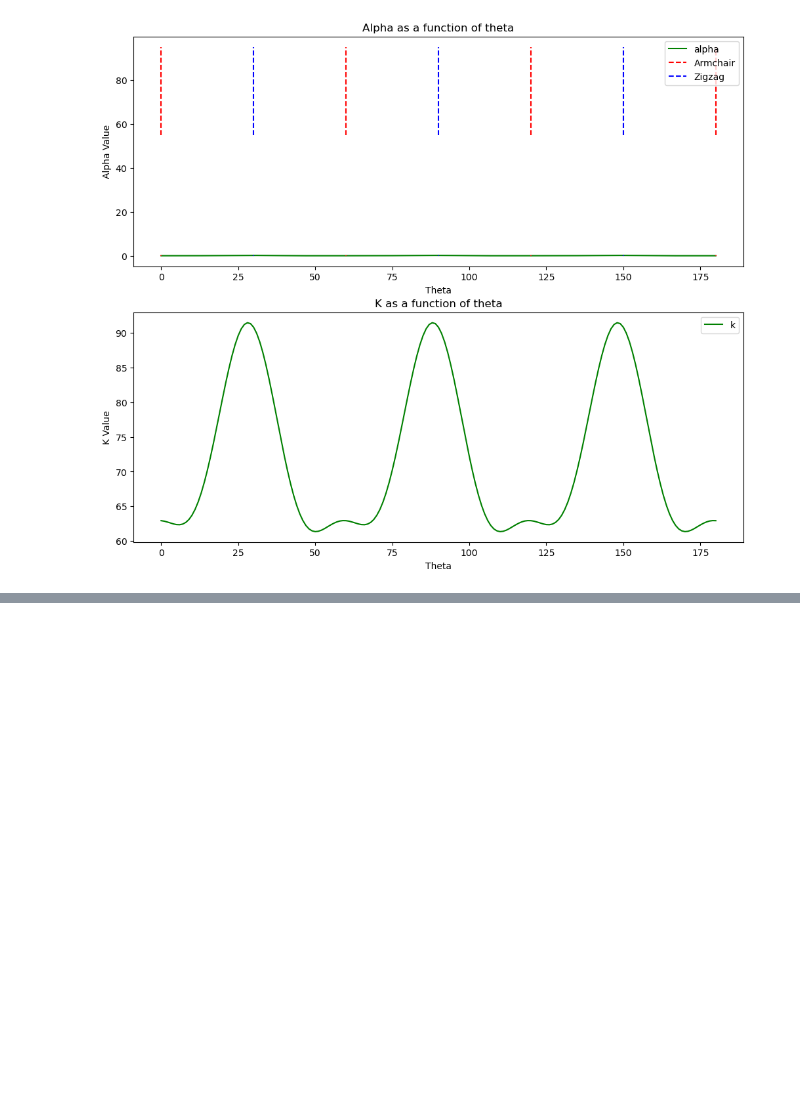
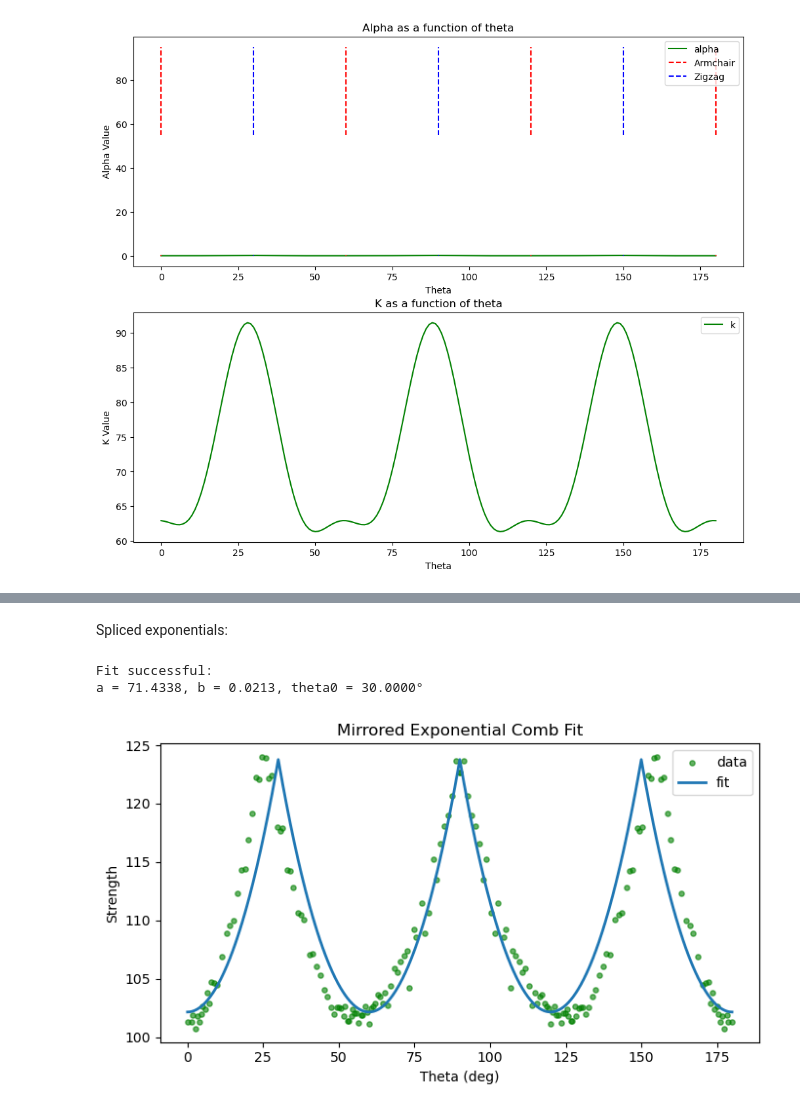
Before and after one commit to abon11/Graphene_Strength_Surface, a Jupyter notebook: sandbox.ipynb, the cells around one changed output, grey strips where cells are left out. Cells and saved outputs as stored; diff of their text form; code cells hidden in the pictures; blank space fills up the shorter version.

```diff
--- a/sandbox.ipynb
+++ b/sandbox.ipynb
@@ -392,0 +438,70 @@ Derivative at 30, 90, 150 deg: [9.59752963e-16 6.22372425e-16 1.03728737e-15]
+# %% [markdown]
+Spliced exponentials:
+# %%
+import numpy as np
+import pandas as pd
+import matplotlib.pyplot as plt
+from scipy.optimize import minimize
+
+# Data: expects final_df with columns "Theta" and "Strength_1"
+df = final_df.copy()
+theta_data = df["Theta"].to_numpy()
+y_data = df["Strength_1"].to_numpy()
+
+# Define wrapped angular distance: output in [0, 180]
+def wrapped_distance(theta, center):
+    return np.abs((theta - center + 180) % 360 - 180)
+
+# Mirrored exponential comb: periodic peaks every 60°
+def mirrored_exp_comb(theta_deg, a, b, theta0_deg):
+    centers = [(theta0_deg + 60 * m) % 360 for m in range(6)]
+    result = np.zeros_like(theta_deg, dtype=float)
+    for c in centers:
+        dist = wrapped_distance(theta_deg, c)
+        result += a * np.exp(-b * dist)
+    return result
+
+# Loss function for fitting [a, b, theta0]
+def loss(params):
+    a, b, theta0 = params
+    pred = mirrored_exp_comb(theta_data, a, b, theta0)
+    residuals = y_data - pred
+    return np.sum(residuals**2)
+
+# Initial guess
+a0 = np.max(y_data)
+b0 = 0.1
+theta0_0 = 30.0  # expected center of peak
+x0 = [a0, b0, theta0_0]
+
+# Bounds to keep params sane
+bounds = [(0, None),      # a ≥ 0
+          (1e-4, 10.0),   # b > 0
+          (0.0, 60.0)]    # theta0 within one period
+
+# Fit
+result = minimize(loss, x0, method="Powell", bounds=bounds)
+
+if result.success:
+    a, b, theta0 = result.x
+    print(f"Fit successful:\na = {a:.4f}, b = {b:.4f}, theta0 = {theta0:.4f}°")
+else:
+    raise RuntimeError("Fit failed: " + result.message)
+
+# Plot
+theta_grid = np.linspace(0, 180, 721)
+fit_curve = mirrored_exp_comb(theta_grid, a, b, theta0)
+
+plt.figure(figsize=(7, 4))
+plt.scatter(theta_data, y_data, s=14, alpha=0.6, label="data", c='g')
+plt.plot(theta_grid, fit_curve, label="fit", linewidth=2)
+plt.xlabel("Theta (deg)")
+plt.ylabel("Strength")
+plt.legend()
+plt.title("Mirrored Exponential Comb Fit")
+plt.tight_layout()
+plt.show()
+# %% [output]
+Fit successful:
+a = 71.4338, b = 0.0213, theta0 = 30.0000°
+[figure, added]
```
Also changed, not shown: parts of 7 cells of this notebook, 4 other files.
